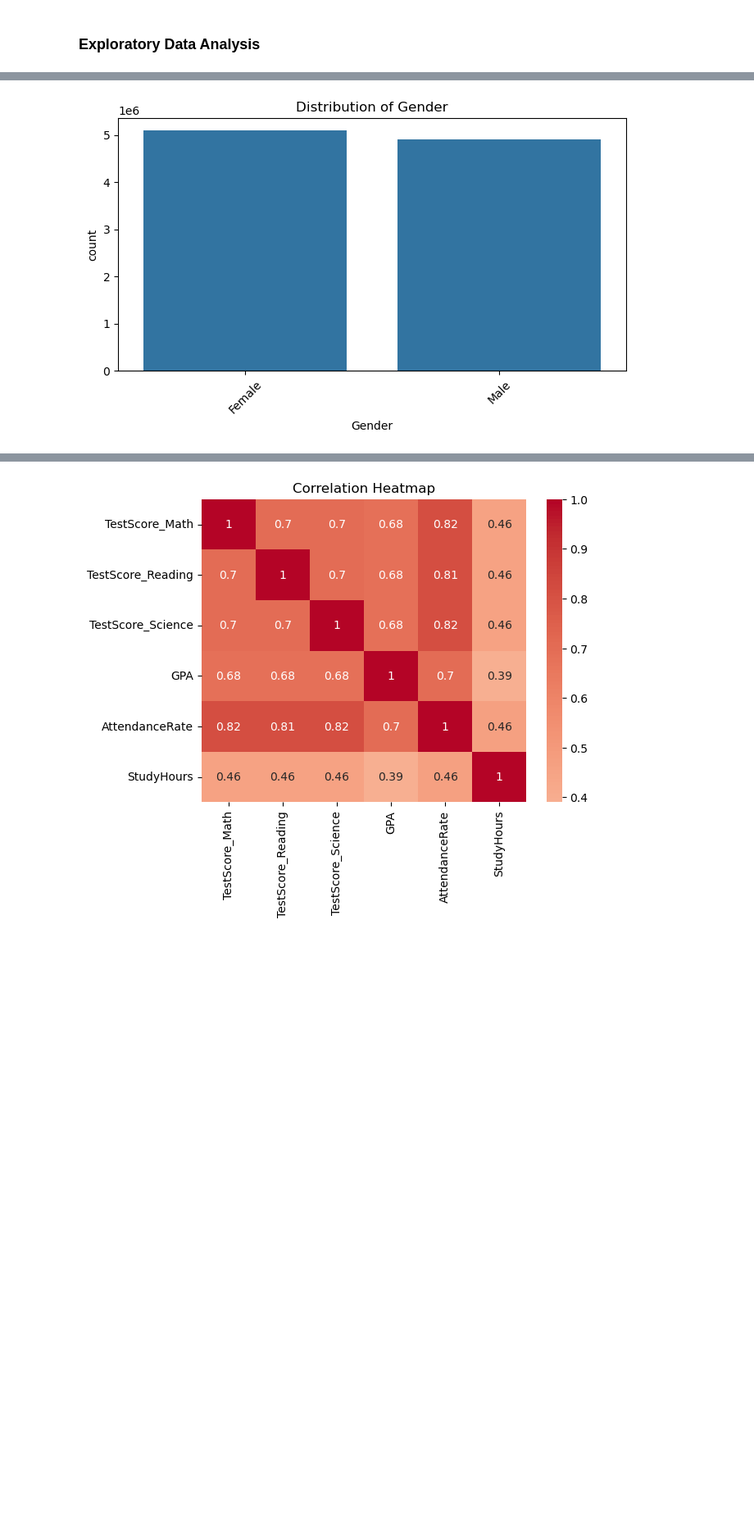
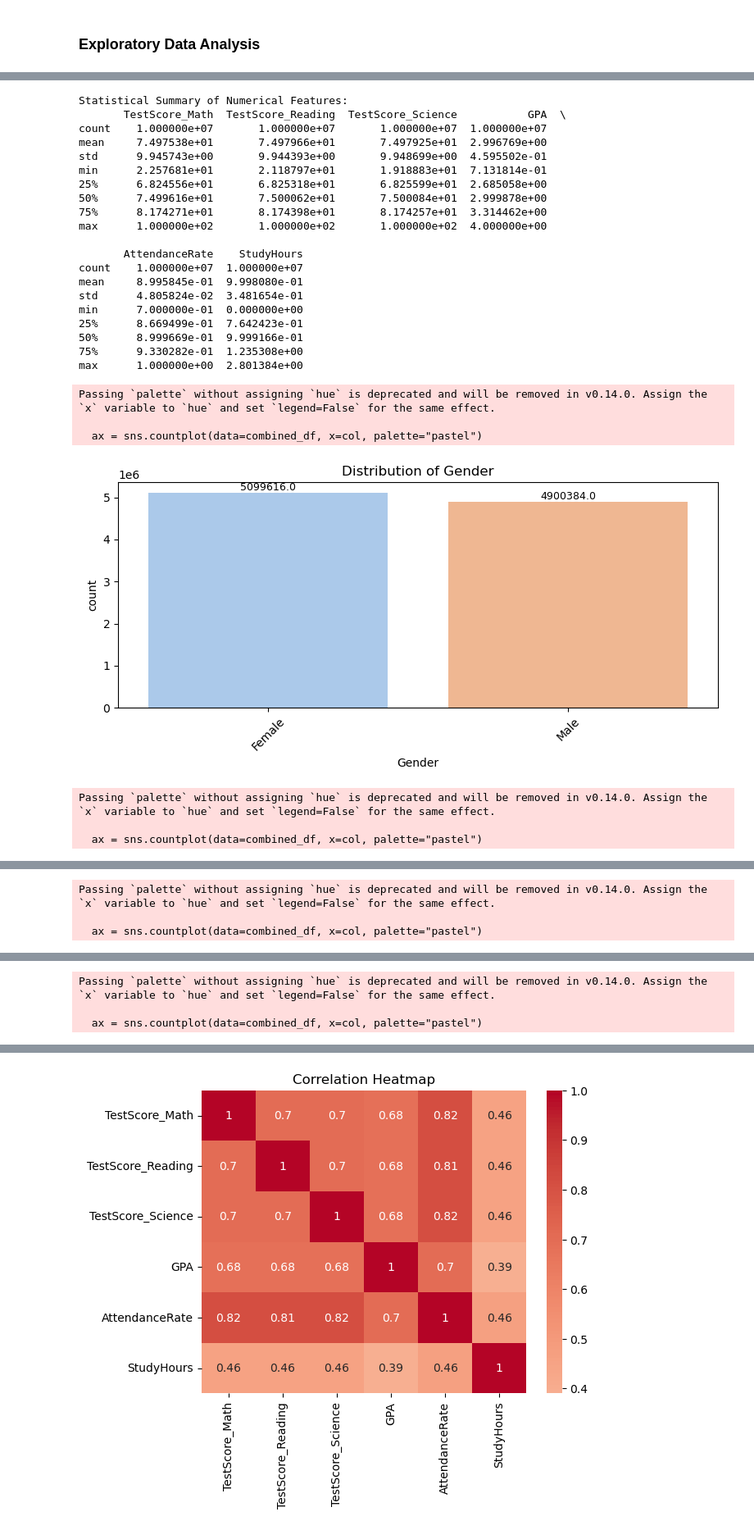
Before and after one commit to OldMarkie/DATA102_MCO_p1, a Jupyter notebook: MCO_phase1.ipynb, the cells around one changed output, grey strips where cells are left out. Shown at 82% size. Cells and saved outputs as stored; diff of their text form; code cells hidden in the pictures; blank space fills up the shorter version.

```diff
--- a/MCO_phase1.ipynb
+++ b/MCO_phase1.ipynb
@@ -93,19 +93,57 @@ Label mapping for Locale: {'City': 0, 'Rural': 1, 'Suburban': 2, 'Town': 3}
 # %%
 num_cols = ['TestScore_Math', 'TestScore_Reading', 'TestScore_Science',
             'GPA', 'AttendanceRate', 'StudyHours']
 
 # Histograms for numerical features
 combined_df[num_cols].hist(bins=15, figsize=(15,10))
 plt.tight_layout()
 plt.show()
 
+print("Statistical Summary of Numerical Features:")
+print(combined_df[num_cols].describe())
+
 # Bar plots for categorical features
 for col in cat_cols:
-    plt.figure(figsize=(8,4))
-    sns.countplot(data=combined_df, x=col)
+    plt.figure(figsize=(8, 4))
+    ax = sns.countplot(data=combined_df, x=col, hue=col, palette="pastel", legend=False)
+
+    # Add value labels on top of bars
+    for p in ax.patches:
+        height = p.get_height()
+        ax.annotate(f'{height}',
+                    (p.get_x() + p.get_width() / 2., height),
+                    ha='center', va='bottom', fontsize=9)
+
     plt.title(f'Distribution of {col}')
     plt.xticks(rotation=45)
+    plt.tight_layout()
     plt.show()
 # %% [output]
 [figure]
+Statistical Summary of Numerical Features:
+       TestScore_Math  TestScore_Reading  TestScore_Science           GPA  \
+count    1.000000e+07       1.000000e+07       1.000000e+07  1.000000e+07
+mean     7.497538e+01       7.497966e+01       7.497925e+01  2.996769e+00
+std      9.945743e+00       9.944393e+00       9.948699e+00  4.595502e-01
+min      2.257681e+01       2.118797e+01       1.918883e+01  7.131814e-01
+25%      6.824556e+01       6.825318e+01       6.825599e+01  2.685058e+00
+50%      7.499616e+01       7.500062e+01       7.500084e+01  2.999878e+00
+75%      8.174271e+01       8.174398e+01       8.174257e+01  3.314462e+00
+max      1.000000e+02       1.000000e+02       1.000000e+02  4.000000e+00
+
+       AttendanceRate    StudyHours
+count    1.000000e+07  1.000000e+07
+mean     8.995845e-01  9.998080e-01
+std      4.805824e-02  3.481654e-01
+min      7.000000e-01  0.000000e+00
+25%      8.669499e-01  7.642423e-01
+50%      8.999669e-01  9.999166e-01
+75%      9.330282e-01  1.235308e+00
+max      1.000000e+00  2.801384e+00
+Passing `palette` without assigning `hue` is deprecated and will be removed in v0.14.0. Assign the `x` variable to `hue` and set `legend=False` for the same effect.
+
+  ax = sns.countplot(data=combined_df, x=col, palette="pastel")
-[figure, old version]
+[figure, new version]
+Passing `palette` without assigning `hue` is deprecated and will be removed in v0.14.0. Assign the `x` variable to `hue` and set `legend=False` for the same effect.
+
+  ax = sns.countplot(data=combined_df, x=col, palette="pastel")
@@ -112,0 +151,3 @@ for col in cat_cols:
+Passing `palette` without assigning `hue` is deprecated and will be removed in v0.14.0. Assign the `x` variable to `hue` and set `legend=False` for the same effect.
+
+  ax = sns.countplot(data=combined_df, x=col, palette="pastel")
@@ -113,0 +155,3 @@ for col in cat_cols:
+Passing `palette` without assigning `hue` is deprecated and will be removed in v0.14.0. Assign the `x` variable to `hue` and set `legend=False` for the same effect.
+
+  ax = sns.countplot(data=combined_df, x=col, palette="pastel")
```
Also changed, not shown: parts of 1 cell of this notebook.
